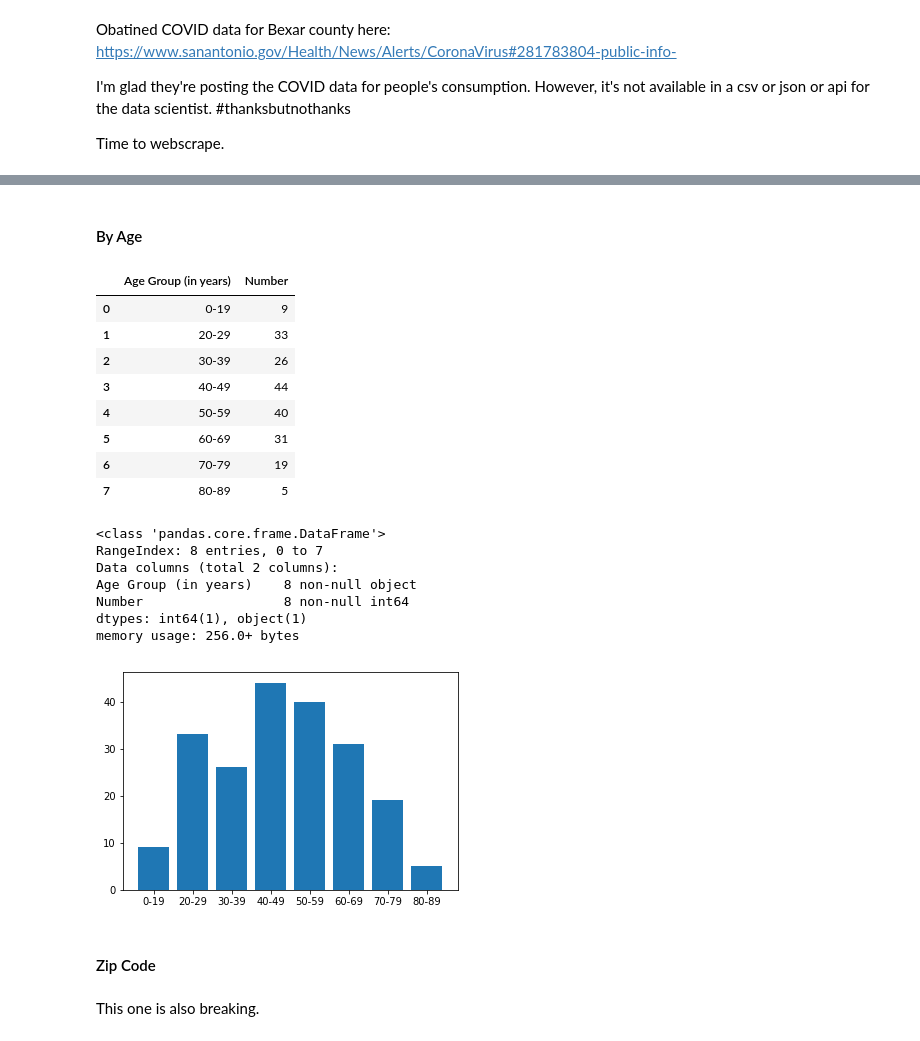
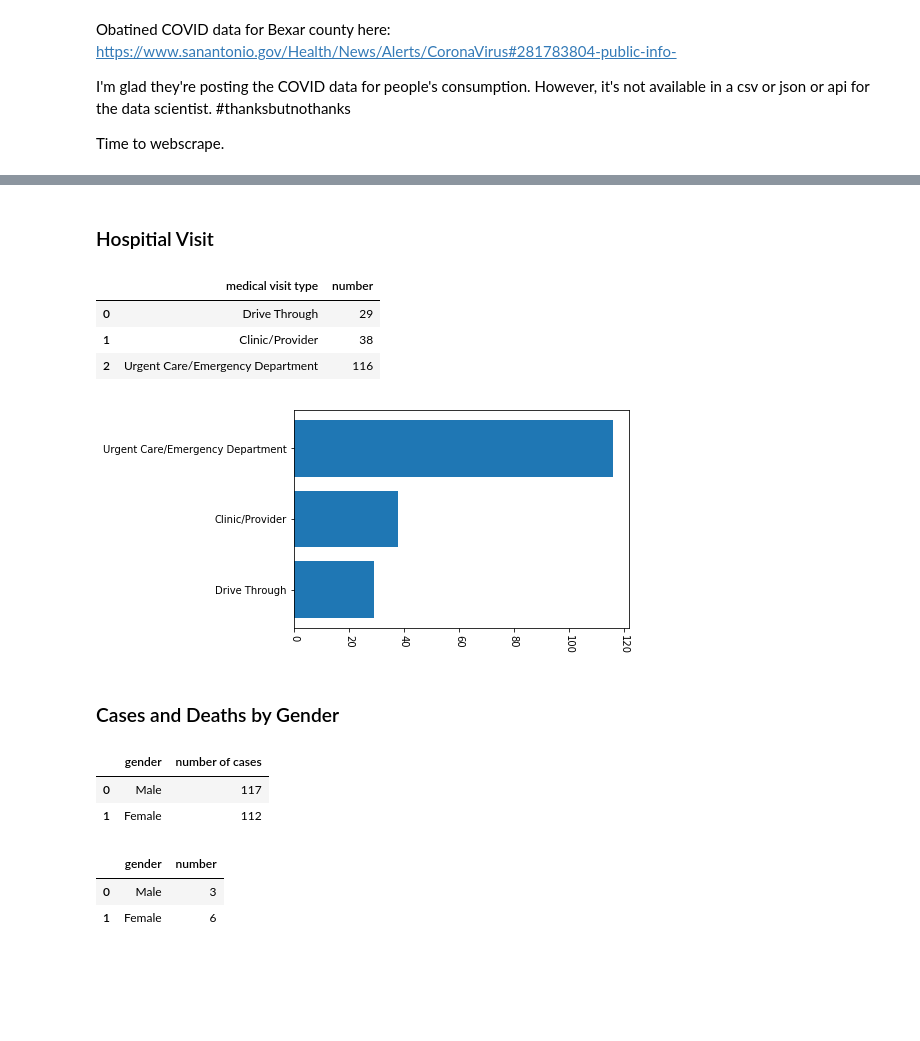
Before and after one commit to misty-garcia/covid, a Jupyter notebook: san_antonio_data.ipynb, the cells around one changed output, grey strips where cells are left out. Cells and saved outputs as stored; diff of their text form; code cells hidden in the pictures; blank space fills up the shorter version.

```diff
--- a/san_antonio_data.ipynb
+++ b/san_antonio_data.ipynb
@@ -43,12 +43,14 @@ def make_df(table_no):
         for title in titles[:2]:
             title = title.text
             title = re.sub('\n\s+',' ',title)
+            title = title.lower()
             header.append(title)
 
     #create body
     rows = table_body.find_all('tr')
     for row in rows:
         name = row.find('th').text
+        name = re.sub('\n\s+', '', name)
         name = name.strip()
 
         col = row.find('td').text
@@ -218,36 +169,34 @@ plt.show()
-# %% [markdown]
-#### By Age
+# %% [markdown]
+### Hospitial Visit
 # %%
 df = make_df(3)
 df
 # %% [output]
-|  | Age Group (in years) | Number |
-| 0 | 0-19 | 9 |
-| 1 | 20-29 | 33 |
-| 2 | 30-39 | 26 |
-| 3 | 40-49 | 44 |
-| 4 | 50-59 | 40 |
-| 5 | 60-69 | 31 |
-| 6 | 70-79 | 19 |
-| 7 | 80-89 | 5 |
+|  | medical visit type | number |
+| 0 | Drive Through | 29 |
+| 1 | Clinic/Provider | 38 |
+| 2 | Urgent Care/Emergency Department | 116 |
-# %%
-df.info()
-# %% [output]
-<class 'pandas.core.frame.DataFrame'>
-RangeIndex: 8 entries, 0 to 7
-Data columns (total 2 columns):
-Age Group (in years)    8 non-null object
-Number                  8 non-null int64
-dtypes: int64(1), object(1)
-memory usage: 256.0+ bytes
-# %%
-df = df.rename(columns={"Age Group (in years)":"age", "Number":"number"})
+# %%
+df = df.rename(columns={"medical visit type":"type"})
 # %%
-plt.bar(df.age, df.number)
+plt.barh(df.type, df.number)
+plt.xticks(rotation=-90)
 plt.show()
 # %% [output]
-[figure, old version]
+[figure, new version]
-# %% [markdown]
-#### Zip Code
-# %% [markdown]
-This one is also breaking.
+# %% [markdown]
+### Cases and Deaths by Gender
+# %%
+df_cases = make_df(4)
+df_cases
+# %% [output]
+|  | gender | number of cases |
+| 0 | Male | 117 |
+| 1 | Female | 112 |
+# %%
+df_deaths = make_df(7)
+df_deaths
+# %% [output]
+|  | gender | number |
+| 0 | Male | 3 |
+| 1 | Female | 6 |
```
Also changed, not shown: parts of 50 cells of this notebook.
